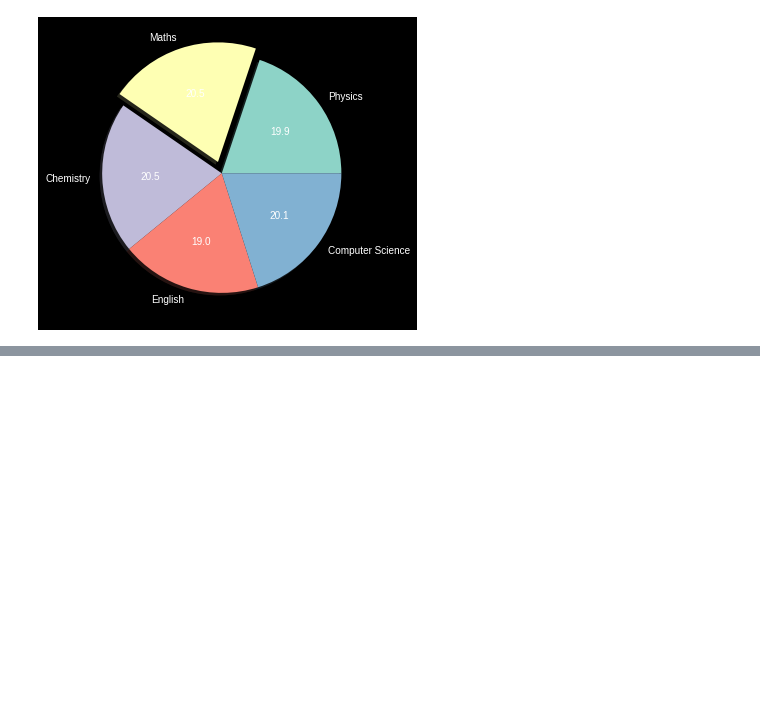
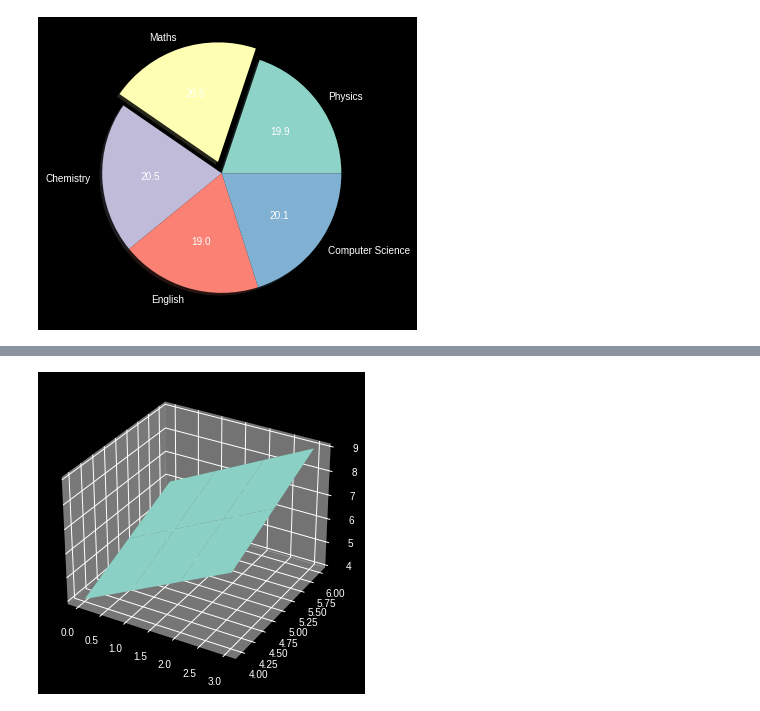
Before and after one commit to Alpha-0010/DataScience, a Jupyter notebook: Data Viz- Matplotlib/Matplotlib.ipynb, the cells around one changed output, grey strips where cells are left out. Saved outputs shown, nothing was run; the diff lists cells and outputs as text; code cells hidden in the pictures; blank space fills up the shorter version.

```diff
--- a/Data Viz- Matplotlib/Matplotlib.ipynb
+++ b/Data Viz- Matplotlib/Matplotlib.ipynb
@@ -125,0 +178,5 @@ Microsoft, Visa, Adobe, Optum, UBS, Morgan Stanley, JP Morgan, 3 startups, Motor
+# %%
+a=np.arange(4)
+b=np.arange(4,7)
+# %%
+a,b=np.meshgrid(a,b)
@@ -125,0 +195,8 @@ Microsoft, Visa, Adobe, Optum, UBS, Morgan Stanley, JP Morgan, 3 startups, Motor
+# %%
+# Making a 3-D axis for ploting a 3-d graph.
+fig=plt.figure()
+ax=fig.gca(projection='3d') # Returns an axis.
+ax.plot_surface(a,b,a+b) # (Length, width, height) Height should be a numpy array.
+plt.show()
+# %% [output]
+[figure, added]
```
Also changed, not shown: parts of 17 cells of this notebook.
